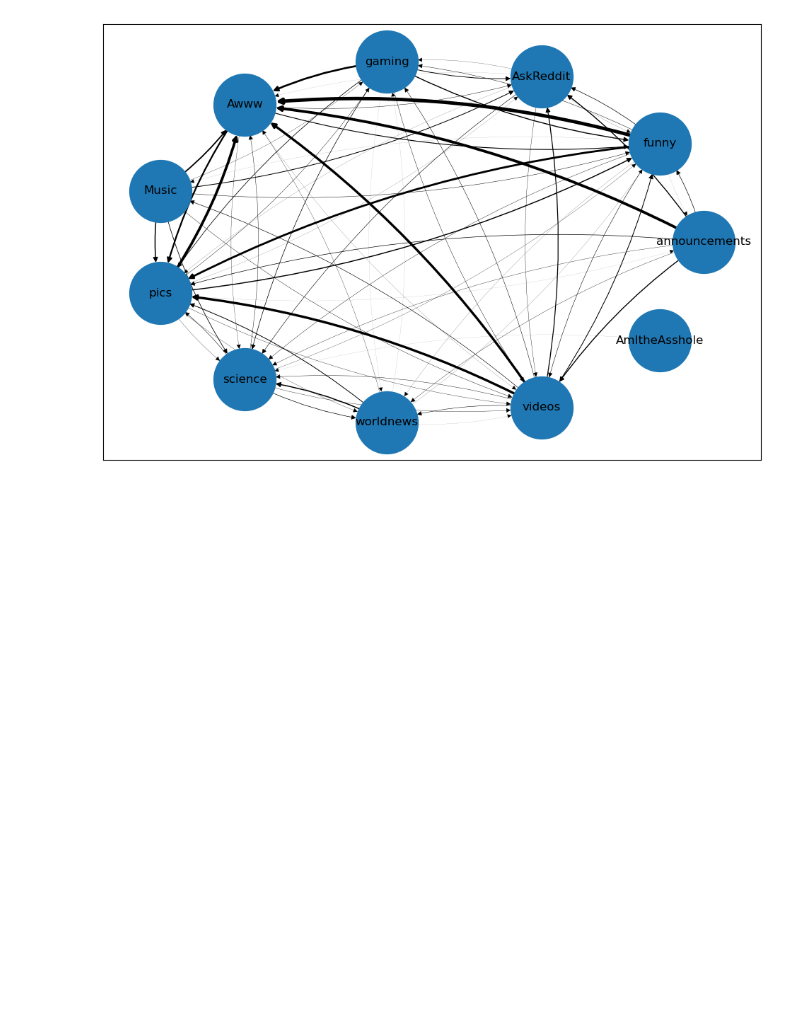
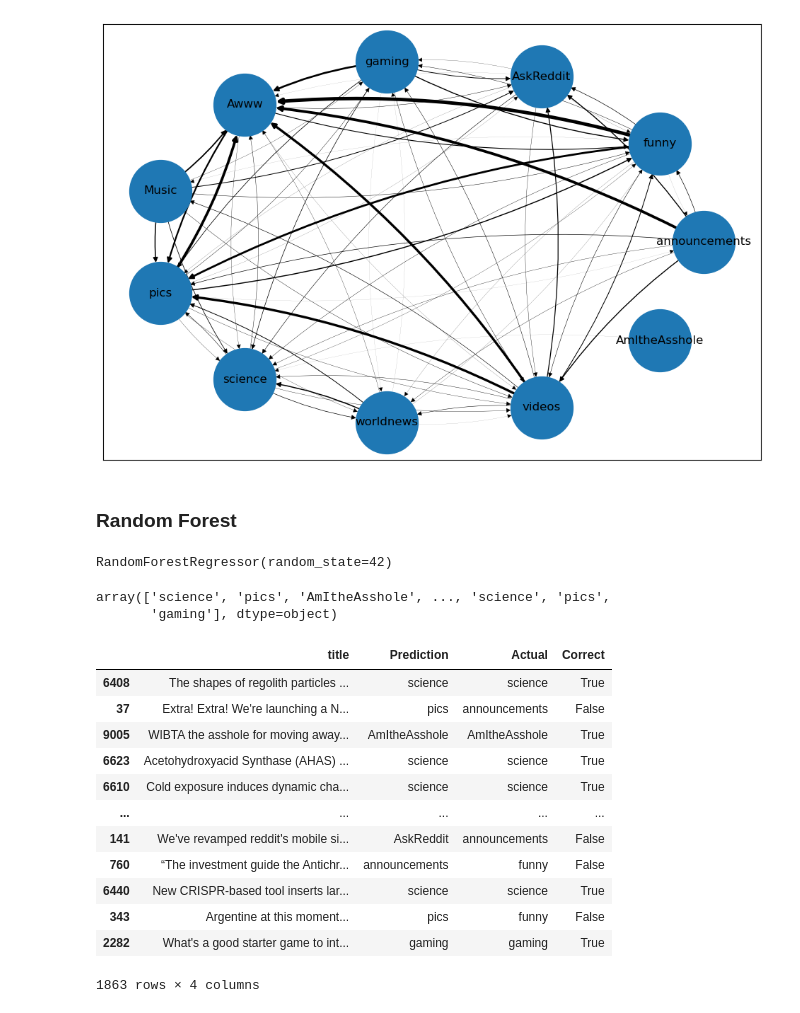
Before and after one commit to rainonej/Reddit-Projects, a Jupyter notebook: Subreddit Prediction.ipynb, the cells around one changed output. Drawn from its saved outputs; the diff is of its cells as text; code cells hidden in the pictures; blank space fills up the shorter version.

```diff
--- a/Subreddit Prediction.ipynb
+++ b/Subreddit Prediction.ipynb
@@ -238,3 +255,52 @@ nx.draw_networkx(G, pos,   width = edge_width, connectionstyle="arc3,rad=0.1", n
 plt.show()
 # %% [output]
 [figure]
+# %% [markdown]
+### Random Forest
+# %%
+# Import the model we are using
+from sklearn.ensemble import RandomForestRegressor
+from sklearn.preprocessing import LabelEncoder
+import numpy as np
+
+# Convert the labels to numerical values
+le = LabelEncoder()
+Y_train_num = np.array(Y_train)
+Y_train_num = le.fit_transform(Y_train_num)
+Y_test_num = le.transform(Y_test)
+
+
+# Instantiate model with 1000 decision trees
+rf = RandomForestRegressor(n_estimators = 100, random_state = 42)
+
+# Train the model on training data
+rf.fit(vectors, Y_train_num)
+# %% [output]
+RandomForestRegressor(random_state=42)
+# %%
+# Use the forest's predict method on the test data
+rf_predictions = rf.predict(test_vectors)
+rf_predictions = np.array(list(map(round, rf_predictions)))
+rf_predictions = le.inverse_transform(rf_predictions)
+rf_predictions
+# %% [output]
+array(['science', 'pics', 'AmItheAsshole', ..., 'science', 'pics',
+       'gaming'], dtype=object)
+# %%
+rf_output = pd.DataFrame({'title': X_test, 'Prediction': rf_predictions, 'Actual': Y_test})
+rf_output['Correct'] = rf_output['Prediction'] == rf_output['Actual']
+rf_output
+# %% [output]
+|  | title | Prediction | Actual | Correct |
+| 6408 | The shapes of regolith particles ... | science | science | True |
+| 37 | Extra! Extra! We're launching a N... | pics | announcements | False |
+| 9005 | WIBTA the asshole for moving away... | AmItheAsshole | AmItheAsshole | True |
+| 6623 | Acetohydroxyacid Synthase (AHAS) ... | science | science | True |
+| 6610 | Cold exposure induces dynamic cha... | science | science | True |
+| ... | ... | ... | ... | ... |
+| 141 | We've revamped reddit's mobile si... | AskReddit | announcements | False |
+| 760 | “The investment guide the Antichr... | announcements | funny | False |
+| 6440 | New CRISPR-based tool inserts lar... | science | science | True |
+| 343 | Argentine at this moment... | pics | funny | False |
+| 2282 | What's a good starter game to int... | gaming | gaming | True |
+1863 rows × 4 columns
```
Also changed, not shown: parts of 7 cells of this notebook.
